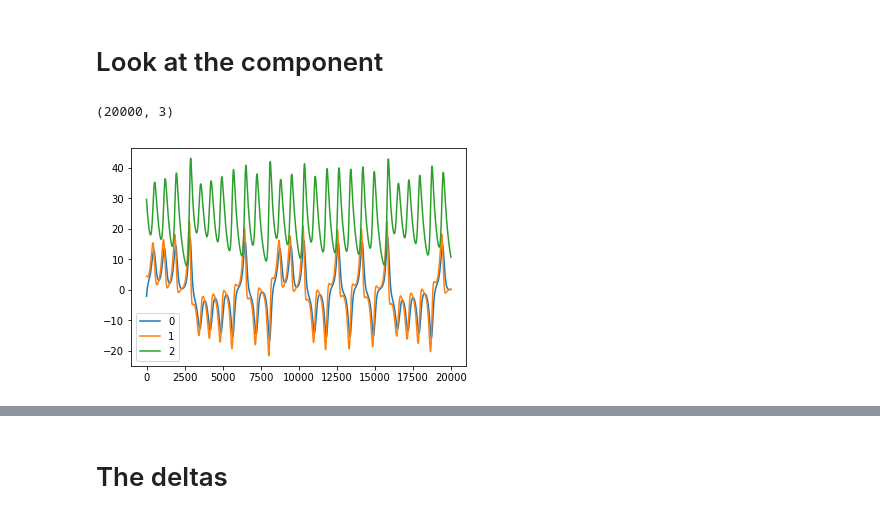
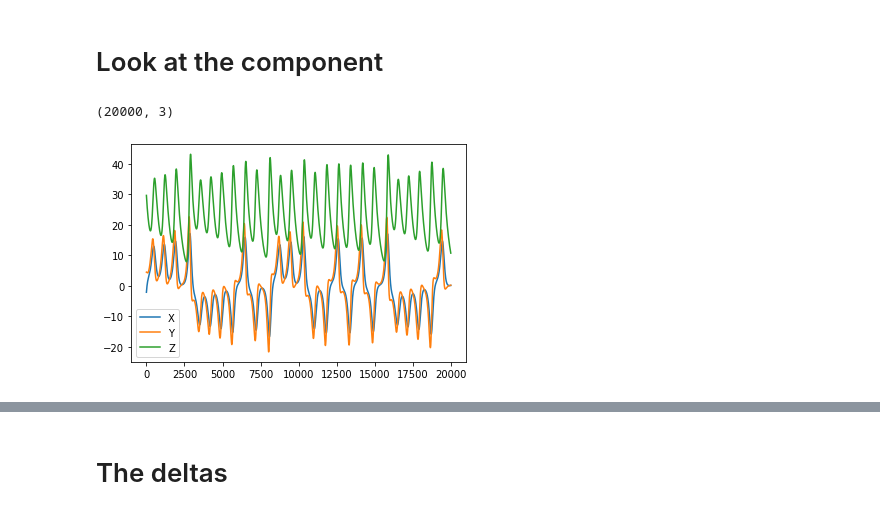
Before and after one commit to calladogt/Deep-learning-to-the-modeling-of-chaotic-dynamics-systems, a Jupyter notebook: Simulators/lorentz-simulator/lorenz-simulation.ipynb, the cells around one changed output, grey strips where cells are left out. Drawn from its saved outputs; the diff is of its cells as text; code cells hidden in the pictures.

```diff
--- a/Simulators/lorentz-simulator/lorenz-simulation.ipynb
+++ b/Simulators/lorentz-simulator/lorenz-simulation.ipynb
@@ -22,12 +22,13 @@ lmap.plot_traj(res[80000:])
 # Look at the component
 # %%
 ext = res[80000:]
+l = ['X', 'Y', 'Z']
 print(ext.shape)
 for i in range(3):
-    plt.plot(ext[:,i],label=str(i))
+    plt.plot(ext[:,i],label=l[i])
 plt.legend()
 plt.show()
 #print(ext[:,0])
 # %% [output]
 (20000, 3)
-[figure, old version]
+[figure, new version]
```
Also changed, not shown: parts of 7 cells of this notebook, 2 other files.
